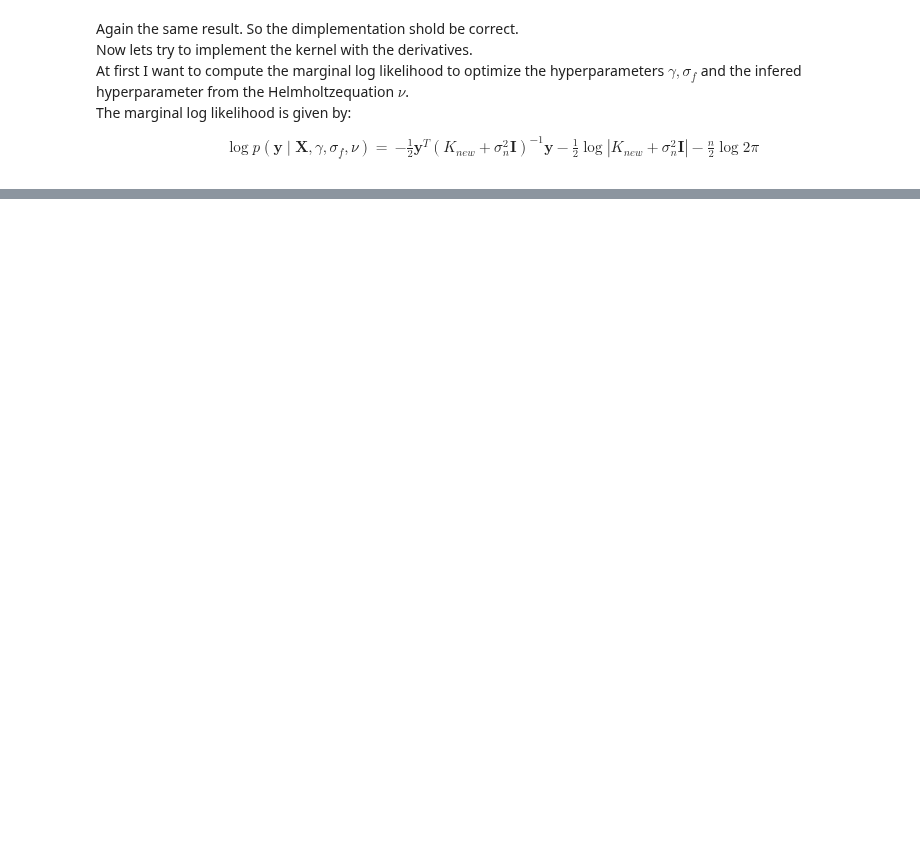
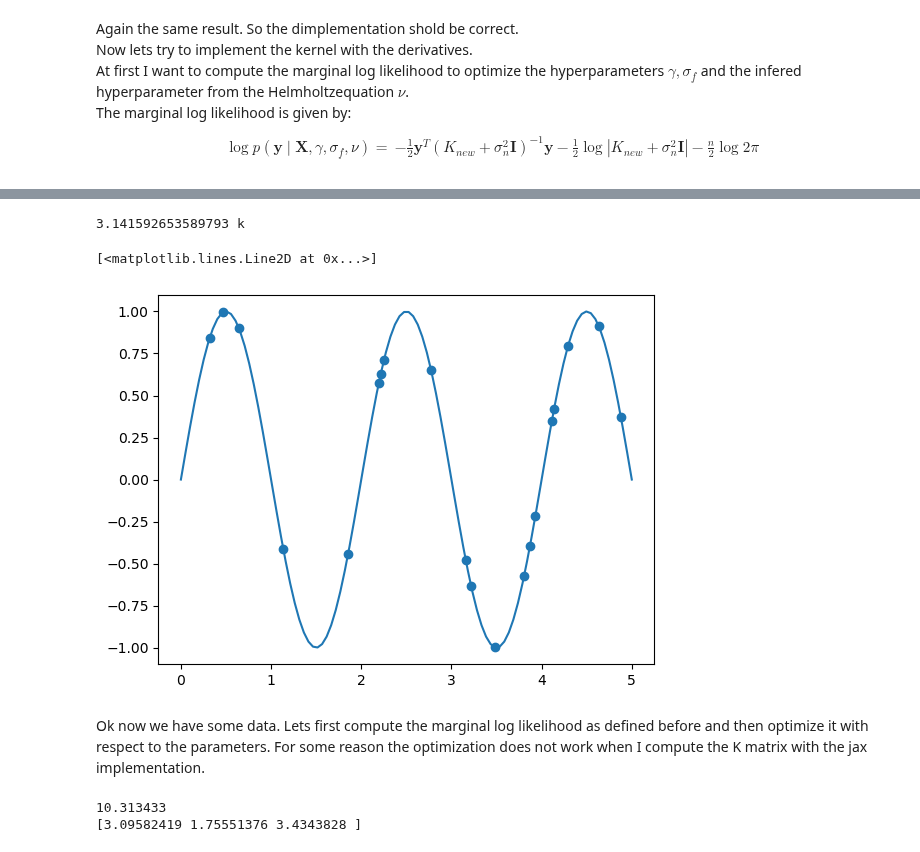
Before and after one commit to TobiLeitgeb/Code_bac, a Jupyter notebook: kernel_with_autograd.ipynb, the cells around one changed output, grey strips where cells are left out. Drawn from its saved outputs; the diff is of its cells as text; code cells hidden in the pictures; blank space fills up the shorter version.

Commit message:
kernel with jax

```diff
--- a/kernel_with_autograd.ipynb
+++ b/kernel_with_autograd.ipynb
@@ -224,9 +231,9 @@ def create_derivative_matrix_jax(x_train, x_test,noise, hyperparameters):
 # %%
-size = 10
-x_1, y_1 = np.linspace(0,1,size), np.linspace(0,1,size)
+size = 50
+x_1, y_1 = np.linspace(0,1,size), np.linspace(0,2,size)
 hyperparameters = [1,3,4]
-x,y = np.linspace(0,1,size).reshape(-1,1), np.linspace(0,1,size).reshape(-1,1)
-
+x,y = np.linspace(0,1,size).reshape(-1,1), np.linspace(0,2,size).reshape(-1,1)
+np.allclose(create_derivative_matrix_jax(x_1,y_1,0.001,hyperparameters), create_derivative_matrix_scratch(x,y,0.001, hyperparameters))
 %timeit create_derivative_matrix_jax(x_1,y_1,0.001,hyperparameters)
-#%timeit create_derivative_matrix_scratch(x,y,0.001, hyperparameters)
+%timeit create_derivative_matrix_scratch(x,y,0.001,hyperparameters)
 # %% [output]
@@ -233,0 +255,68 @@ x,y = np.linspace(0,1,size).reshape(-1,1), np.linspace(0,1,size).reshape(-1,1)
+# %%
+import matplotlib.pyplot as plt
+# Parameters
+L = 5.0  # Length of the domain
+N = 100  # Number of grid points
+n = 5     # Mode parameter
+A = 1
+# Compute the wave number
+k = n * np.pi / L
+print(k, "k")
+n_samples = 20
+noise = 0.001
+# Compute the analytical solution
+def analytical_solution(x,k):
+    return A*np.sin(k*x)
+rng = np.random.default_rng(seed = 42)
+x_train = rng.uniform(0,L,n_samples)
+x_train = np.sort(x_train)
+targets_train = analytical_solution(x_train,k) + noise*np.random.randn(x_train.size)
+x_test = np.linspace(0,L,100)
+plt.scatter(x_train, targets_train)
+plt.plot(x_test, analytical_solution(x_test, k))
+# %% [output]
+3.141592653589793 k
+[<matplotlib.lines.Line2D at 0x...>]
+[figure, added]
+# %% [markdown]
+Ok now we have some data. Lets first compute the marginal log likelihood as defined before and then optimize it with respect to the parameters. For some reason the optimization does not work when I compute the K matrix with the jax implementation.
+# %%
+from scipy.optimize import minimize
+
+def log_marginal_likelihood(Kernel:callable, x,targets,data_noise,hyperparams):
+    #gamma, sigma_f, nu = hyperparams[0],hyperparams[1],hyperparams[2
+    K = create_derivative_matrix_jax(x,x,data_noise,hyperparams) + data_noise * jnp.eye(len(x))
+
+    L = jnp.linalg.cholesky(K)
+    alpha = jnp.linalg.solve(L.T, np.linalg.solve(L, targets))
+    mll = 1/2 * jnp.dot(targets.T,alpha) +0.5*jnp.sum(jnp.log(jnp.diagonal(L))) + len(x)/2 * jnp.log(2*jnp.pi)
+    return mll
+
+hyperparameters = [1,1,1]
+print(log_marginal_likelihood(create_derivative_matrix_jax,x_train,targets_train,noise,hyperparams=hyperparameters))
+
+def log_marginal_likelihood_to_optimize(Kernel:callable, x,targets,data_noise):
+    def function_to_optimize(hyperparams):
+        mll = log_marginal_likelihood(Kernel, x,targets,data_noise,hyperparams)
+        return mll
+    return function_to_optimize
+
+def optimization_restarts(Kernel: callable,n_restarts, X, X_bar, targets, noise):
+
+    best_mll = np.inf
+    best_theta = np.zeros((3))
+    for i in range(n_restarts):
+        rng = np.random.default_rng(seed=42)
+        theta_initial = rng.uniform(0,4,3)
+        res = minimize(log_marginal_likelihood_to_optimize(Kernel, X, targets, noise), x0=theta_initial,
+                    method='L-BFGS-B', bounds=((1e-5, None), (1e-5, None), (1e-5, None)))
+        if res.fun < best_mll:
+            best_mll = res.fun
+            best_theta = res.x
+    return best_theta
+
+res = optimization_restarts(create_derivative_matrix_jax,5,x_train,x_train,targets_train,noise)
+print(res)
+# %% [output]
+10.313433
+[3.09582419 1.75551376 3.4343828 ]
```
Also changed, not shown: parts of 13 cells of this notebook.
